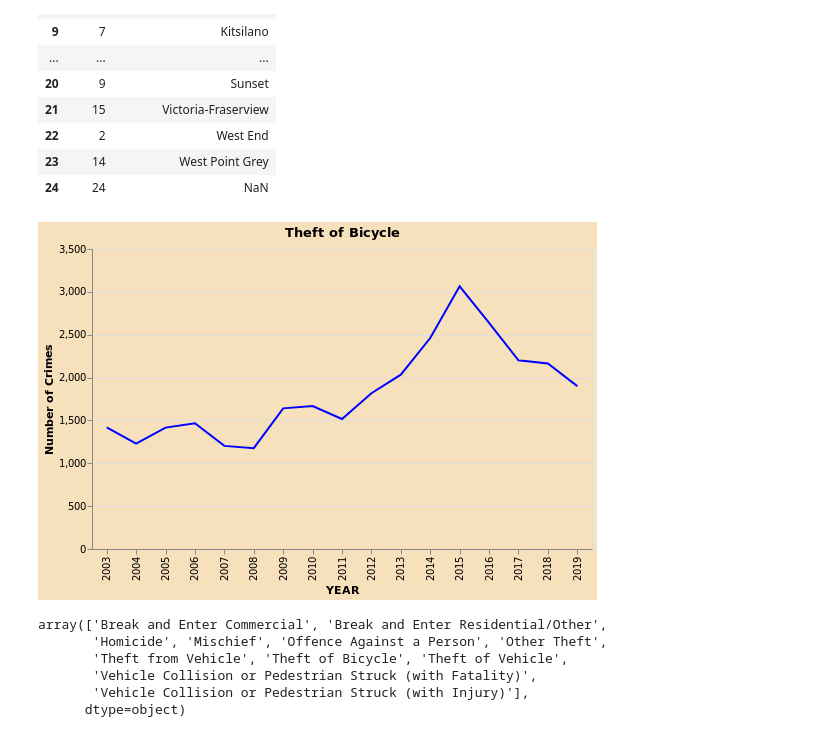
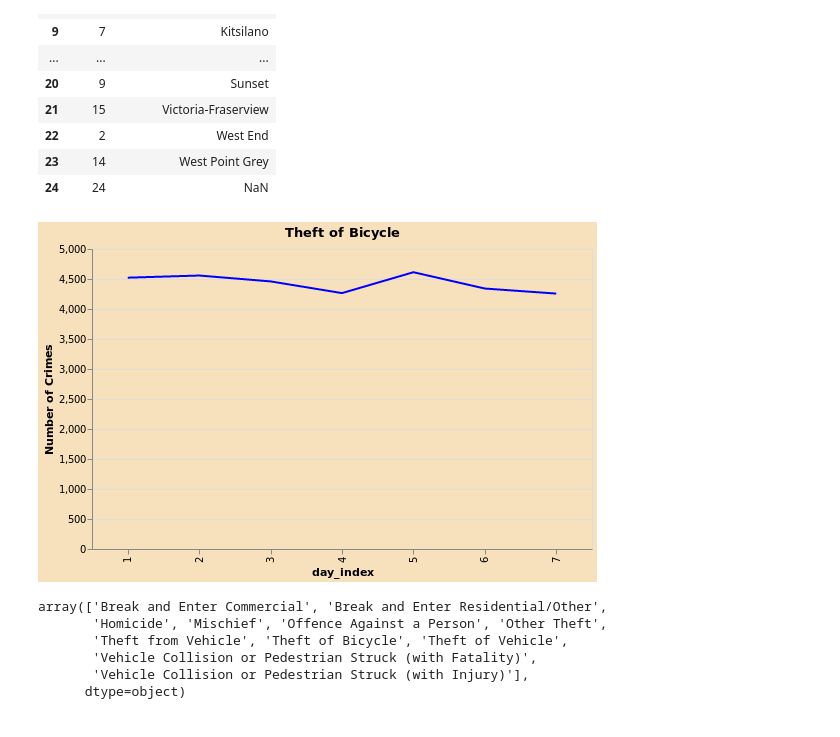
Before and after one commit to tguo9/Vancouver-Crime-Stats, a Jupyter notebook: scr/altair-plots.ipynb, the cells around one changed output. Cells and saved outputs as stored; diff of their text form; code cells hidden in the pictures.

```diff
--- a/scr/altair-plots.ipynb
+++ b/scr/altair-plots.ipynb
@@ -12,3 +12,12 @@ os.getcwd()
 '/home/dkruszew/Documents/labs/DSCI-532-Group108/scr'
 # %%
 df = pd.read_csv('../data/crimedata_csv_all_years.csv')
+# %%
+df['DATE'] = pd.to_datetime({'year':df['YEAR'],
+                            'month':df['MONTH'],
+                            'day':df['DAY'],
+                            'hour':df['HOUR']})
+# %%
+dofw = pd.DataFrame({'day_of_week': ["Monday", "Tuesday", "Wednesday", "Thursday", "Friday", "Saturday", "Sunday"],
+                    'day_index': [1,2,3,4,5,6,7]})
+dofw.head()
@@ -14,0 +31,5 @@ df = pd.read_csv('../data/crimedata_csv_all_years.csv')
+# %%
+df['day_of_week'] = pd.DatetimeIndex(df['DATE']).day_name()
+# %%
+df = pd.merge(df, dofw, how="left", on="day_of_week")
+df.head()
@@ -54,37 +133,37 @@ title='Break and Enter')
 # %%
 df = pd.read_csv('../data/crimedata_csv_all_years.csv')
 # %%
-time_scale = "YEAR"
+time_scale = "day_index"
 crime = "Theft of Bicycle"
 neighbourhood = "ALL"
 
 if neighbourhood != "ALL":
     if crime != "ALL":
         df_line = df.query('TYPE == @crime & NEIGHBOURHOOD == @neighbourhood').groupby([time_scale]).count().reset_index()
     else:
         df_line = df.query('NEIGHBOURHOOD == @neighbourhood').groupby([time_scale]).count().reset_index()
 else:
     if crime != "ALL":
         df_line = df.query('TYPE == @crime').groupby([time_scale]).count().reset_index()
     else:
         df_line = df.groupby([time_scale]).count().reset_index()
 
 alt.Chart(df_line).mark_line().encode(
     alt.X(time_scale+':N'),
     alt.Y('TYPE:Q', title='Number of Crimes'),
     alt.Color(value="blue")
 ).configure_axisX(
     labelAngle=90,
     grid=True
 ).configure(
     background='#f7e0bc' #HEX color code
 ).properties(
 height=300,
 width=500,
 title=crime
 )
 # %% [output]
-[figure, old version]
+[figure, new version]
 # %%
 df['TYPE'].unique()
 # %% [output]
```
Also changed, not shown: parts of 6 cells of this notebook.
